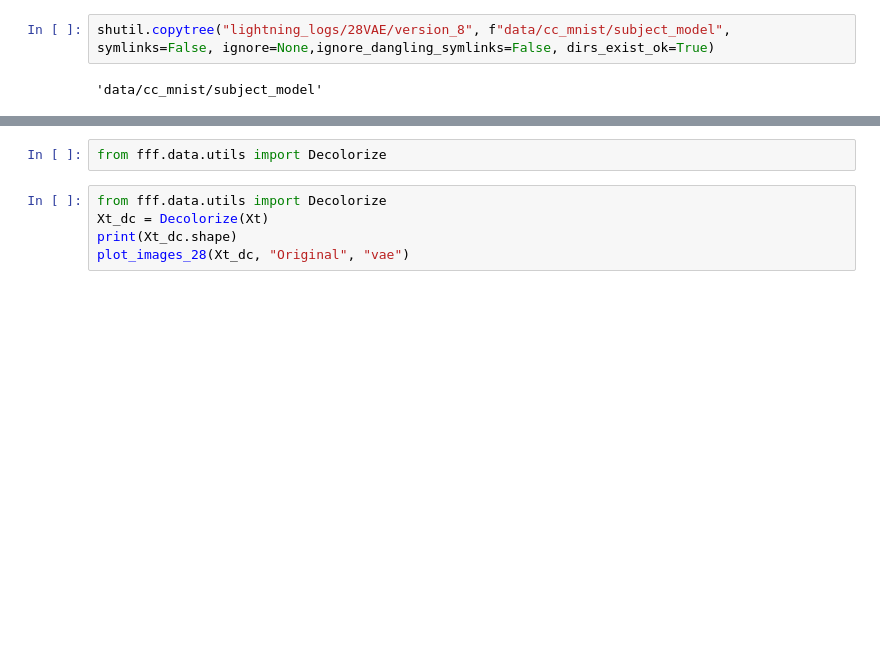
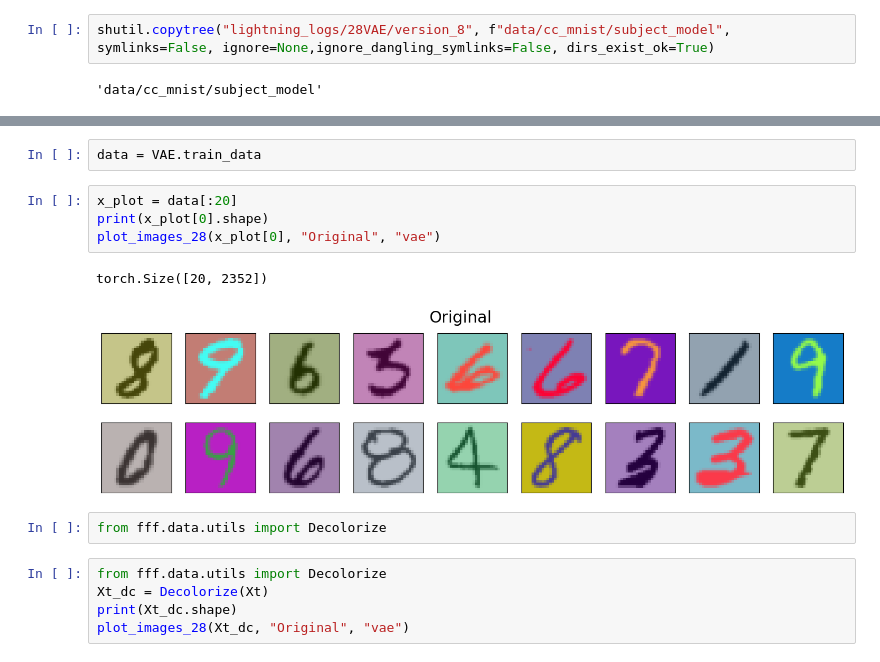
Before and after one commit to jovako/FFF_fiberlearning, a Jupyter notebook: notebooks/Fiber_Learning/Demo_mnist-Copy1.ipynb, the cells around one changed output, grey strips where cells are left out. Drawn from its saved outputs; the diff is of its cells as text; blank space fills up the shorter version.

```diff
--- a/notebooks/Fiber_Learning/Demo_mnist-Copy1.ipynb
+++ b/notebooks/Fiber_Learning/Demo_mnist-Copy1.ipynb
@@ -363,3 +353,12 @@ torch.Size([240000, 3, 28, 28])
+# %%
+data = VAE.train_data
+# %%
+x_plot = data[:20]
+print(x_plot[0].shape)
+plot_images_28(x_plot[0], "Original", "vae")
+# %% [output]
+torch.Size([20, 2352])
+[figure, added]
 # %%
 from fff.data.utils import Decolorize
 # %%
```
Also changed, not shown: parts of 11 cells of this notebook, 2 other files.
